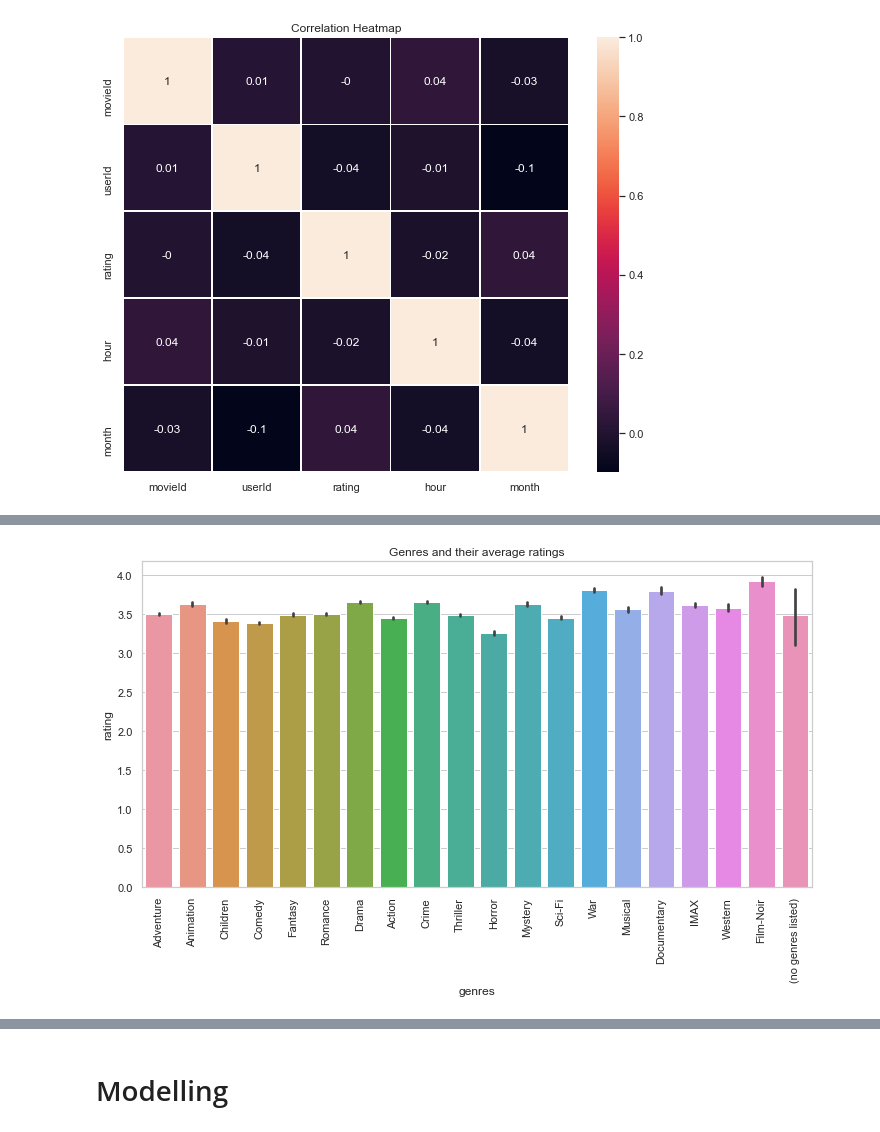
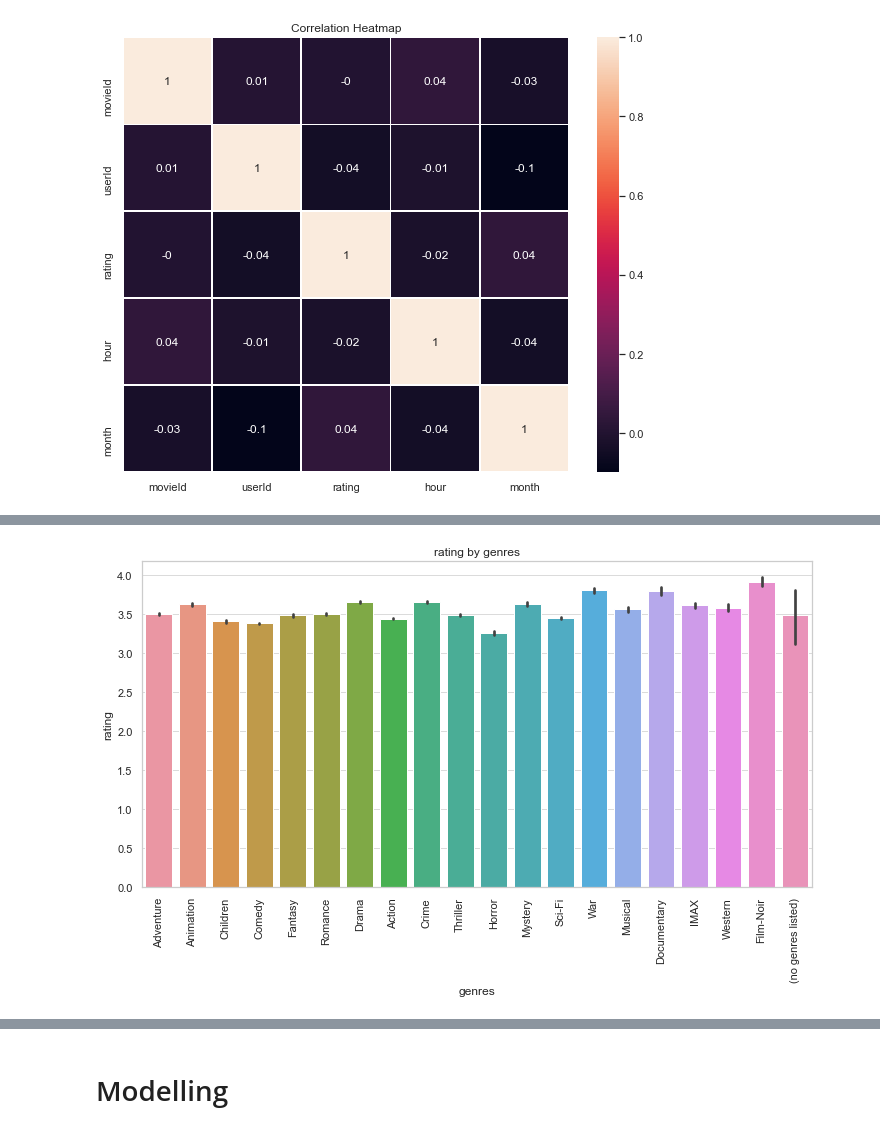
Before and after one commit to Mr-Macharia/Movie-Recommendation-System, a Jupyter notebook: notebook.ipynb, the cells around one changed output, grey strips where cells are left out. Drawn from its saved outputs; the diff is of its cells as text; code cells hidden in the pictures.

Commit message:
Edited Title, Introduction and Problem Statement, Finished modelling and prediction

```diff
--- a/notebook.ipynb
+++ b/notebook.ipynb
@@ -354,0 +381,14 @@ plt.show()
+# %%
+# Extract the month from the 'timestamp' column and create a new 'month' column
+movie_rating_df['month'] = movie_rating_df['timestamp'].dt.month
+
+# Group the DataFrame by month and calculate the count of ratings for each month
+monthly_rating_counts = movie_rating_df.groupby('month')['rating'].count()
+
+# Plotting the number of ratings per month with grid lines
+plt.figure(figsize=(13, 6))
+monthly_rating_counts.plot(kind='bar', color='purple', title='Number of Ratings per Month', grid=True)
+plt.xlabel('Month')
+plt.ylabel('Number of Ratings')
+plt.xticks(rotation=0)  # Rotate x-axis labels for better visibility
+plt.show()
@@ -531,15 +628,34 @@ create_plots(movie_rating_df, 'bar_plot2', average_ratings)
 # %%
 def bar_plot(x, y, data):
+    """
+    Create a bar plot to visualize the relationship between two variables.
 
-    plt.figure(figsize=(12,6))
+    Args:
+    - x: str, the column name for the x-axis
+    - y: str, the column name for the y-axis
+    - data: DataFrame, the input data
 
+    Returns:
+    - None
+    """
+    # Set up the plot size
+    plt.figure(figsize=(12, 6))
+
+    # Create a bar plot using Seaborn
     sns.barplot(x=x, y=y, data=data)
-    plt.title('Genres and their average ratings')
+
+    # Set plot title and axis labels
+    plt.title(f'{y} by {x}')
     plt.xlabel(f'{x}')
     plt.xticks(rotation=90)
     plt.ylabel(f'{y}')
+    # Add grid lines to the plot
+    plt.grid(True, axis='y', linestyle='-', alpha=.7)
+
+    # Display the plot
     plt.show()
 
+# Example usage
 bar_plot('genres', 'rating', new_df)
 # %% [output]
-[figure, old version]
+[figure, new version]
```
Also changed, not shown: parts of 80 cells of this notebook.
